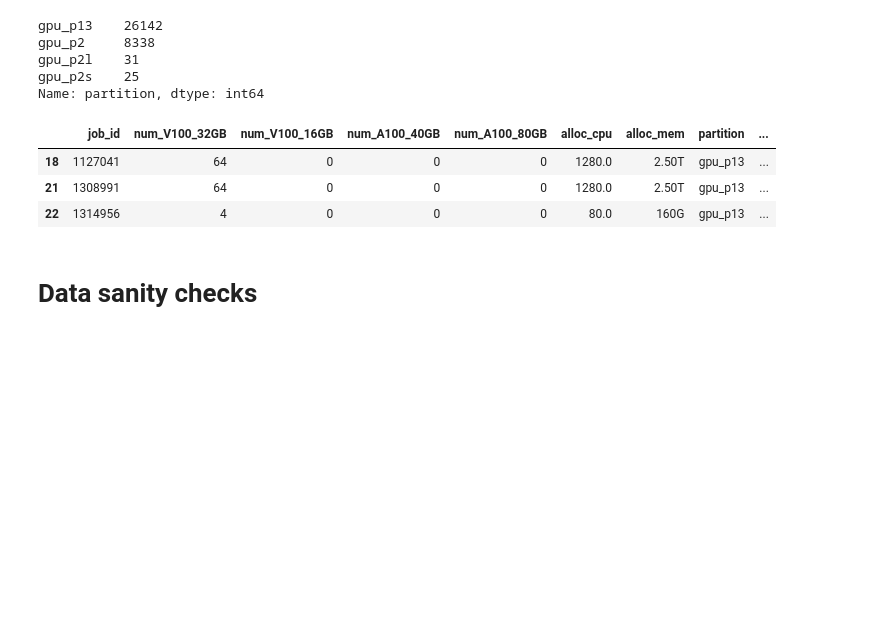
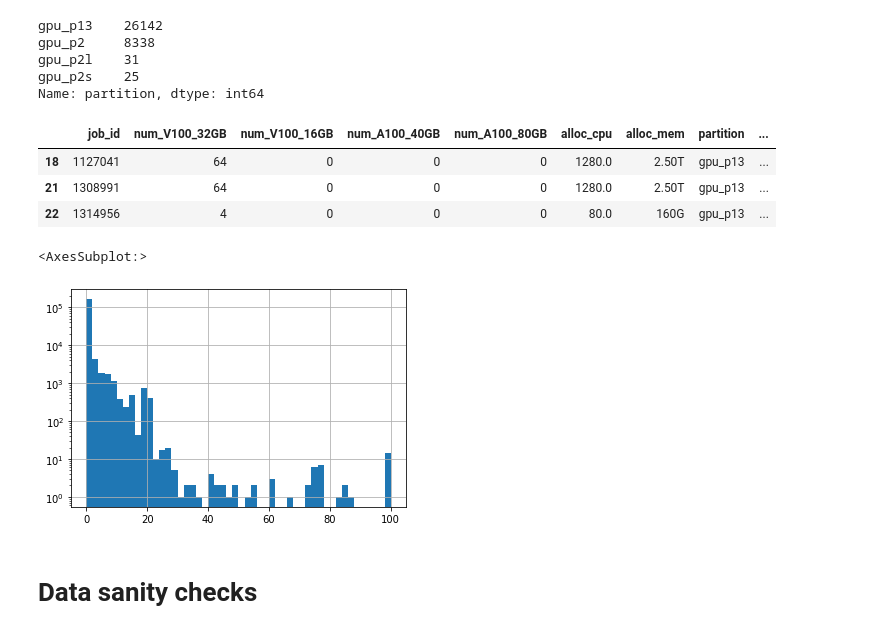
Before and after one commit to bigscience-workshop/carbon-footprint, a Jupyter notebook: bloom_carbon_footprint.ipynb, the cells around one changed output. Saved outputs shown, nothing was run; the diff lists cells and outputs as text; code cells hidden in the pictures; blank space fills up the shorter version.

Commit message:
add histograms of runs

```diff
--- a/bloom_carbon_footprint.ipynb
+++ b/bloom_carbon_footprint.ipynb
@@ -109,6 +107,14 @@ df[df['gpu_power_watts_hours']>0].head(3)
 | 18 | 1127041 | 64 | 0 | 0 | 0 | 1280.0 | 2.50T | gpu_p13 | ... |
 | 21 | 1308991 | 64 | 0 | 0 | 0 | 1280.0 | 2.50T | gpu_p13 | ... |
 | 22 | 1314956 | 4 | 0 | 0 | 0 | 80.0 | 160G | gpu_p13 | ... |
+# %%
+# Distribution of runs length
+durations_in_hours = (df['duration'] / np.timedelta64(1, 's') / 3600)
+durations_in_hours_for_hist = durations_in_hours[(durations_in_hours < 1000) & (durations_in_hours > 0) ] # remove few run of 200days...
+durations_in_hours_for_hist.hist(bins=50,log=True)
+# %% [output]
+<AxesSubplot:>
+[figure, added]
 # %% [markdown]
 # Data sanity checks
 # %%
```
Also changed, not shown: parts of 3 cells of this notebook.
